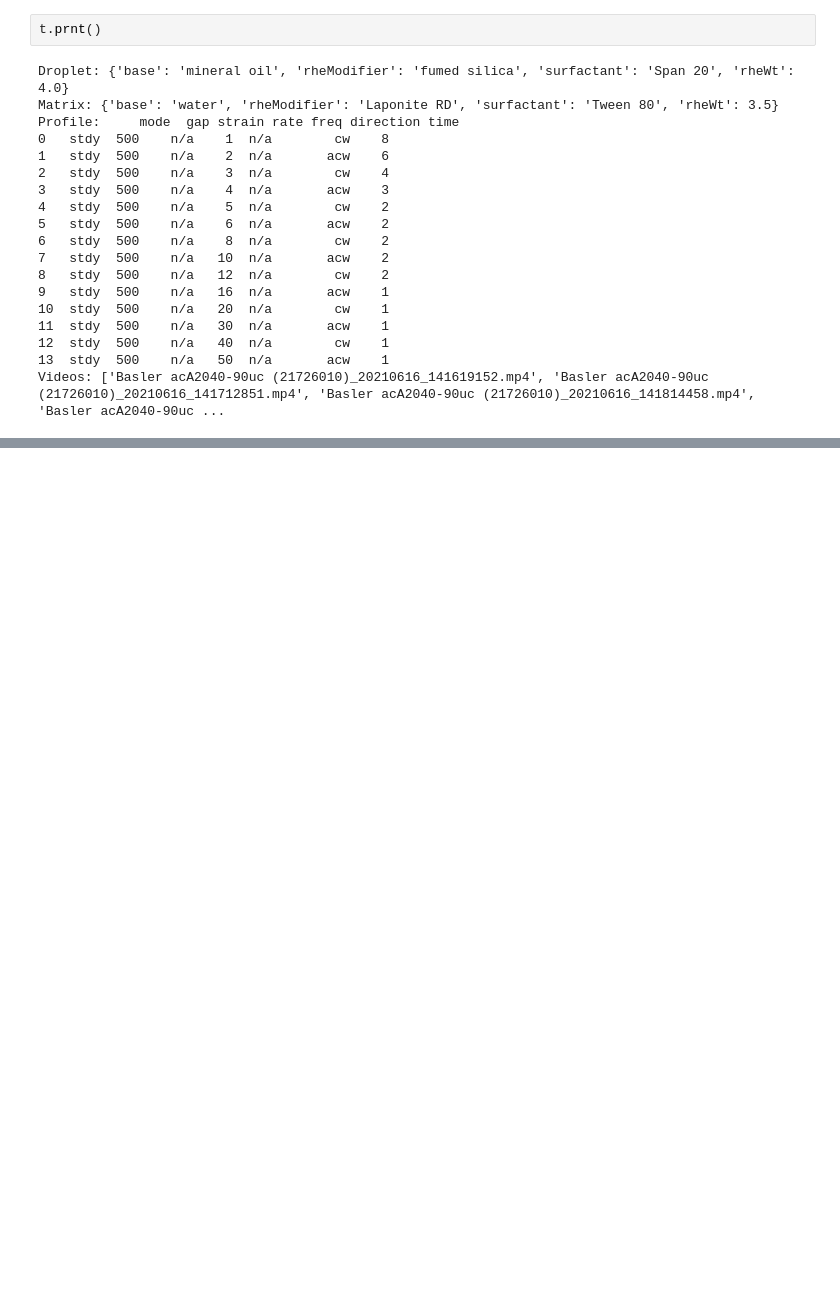
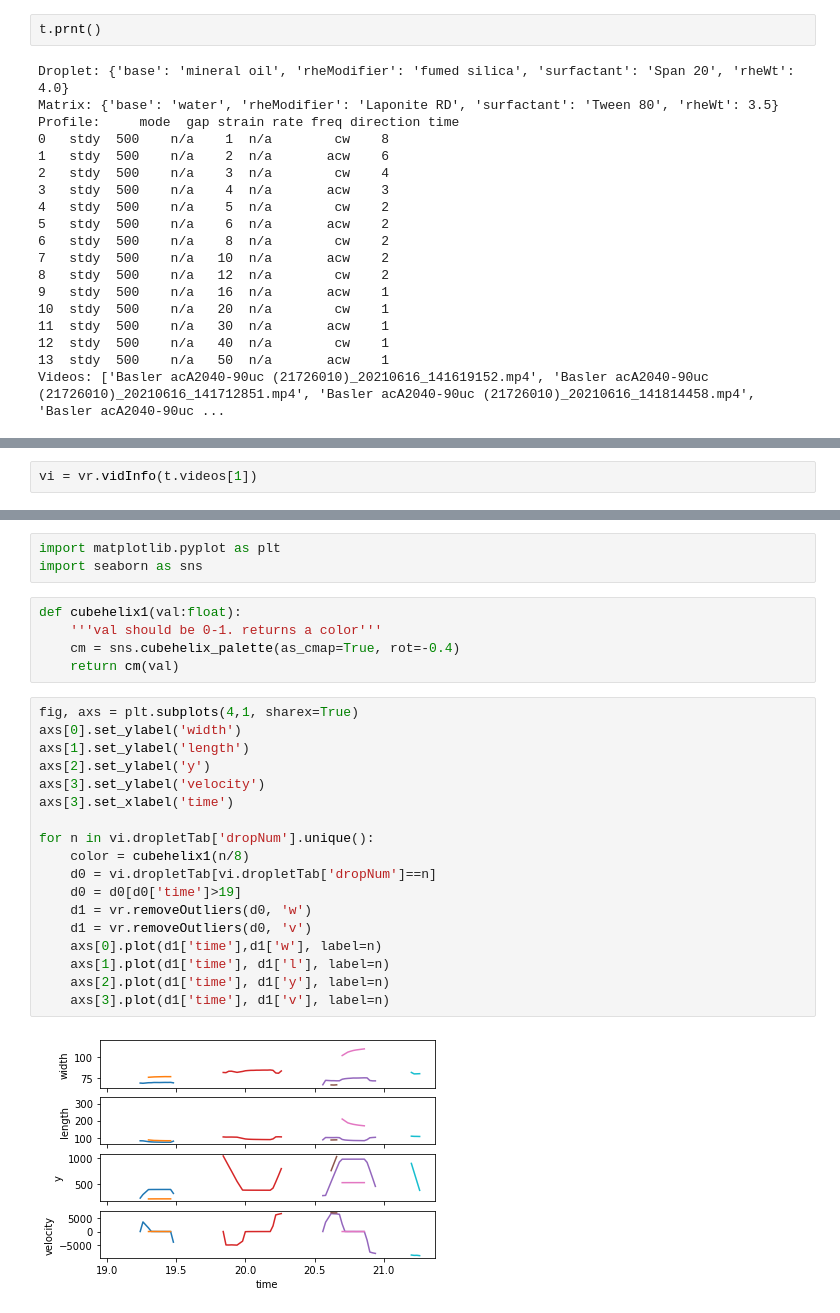
Before and after one commit to usnistgov/shearCellTensiometry, a Jupyter notebook: ipynb/fileHandling.ipynb, the cells around one changed output, grey strips where cells are left out. Saved outputs shown, nothing was run; the diff lists cells and outputs as text; blank space fills up the shorter version.

```diff
--- a/ipynb/fileHandling.ipynb
+++ b/ipynb/fileHandling.ipynb
@@ -152,0 +46,2 @@ for k in keypoints:
+# %%
+vi = vr.vidInfo(t.videos[1])
@@ -152,0 +77,28 @@ for k in keypoints:
+# %%
+import matplotlib.pyplot as plt
+import seaborn as sns
+# %%
+def cubehelix1(val:float):
+    '''val should be 0-1. returns a color'''
+    cm = sns.cubehelix_palette(as_cmap=True, rot=-0.4)
+    return cm(val)
+# %%
+fig, axs = plt.subplots(4,1, sharex=True)
+axs[0].set_ylabel('width')
+axs[1].set_ylabel('length')
+axs[2].set_ylabel('y')
+axs[3].set_ylabel('velocity')
+axs[3].set_xlabel('time')
+
+for n in vi.dropletTab['dropNum'].unique():
+    color = cubehelix1(n/8)
+    d0 = vi.dropletTab[vi.dropletTab['dropNum']==n]
+    d0 = d0[d0['time']>19]
+    d1 = vr.removeOutliers(d0, 'w')
+    d1 = vr.removeOutliers(d0, 'v')
+    axs[0].plot(d1['time'],d1['w'], label=n)
+    axs[1].plot(d1['time'], d1['l'], label=n)
+    axs[2].plot(d1['time'], d1['y'], label=n)
+    axs[3].plot(d1['time'], d1['v'], label=n)
+# %% [output]
+[figure, added]
```
Also changed, not shown: parts of 24 cells of this notebook, 4 other files.
